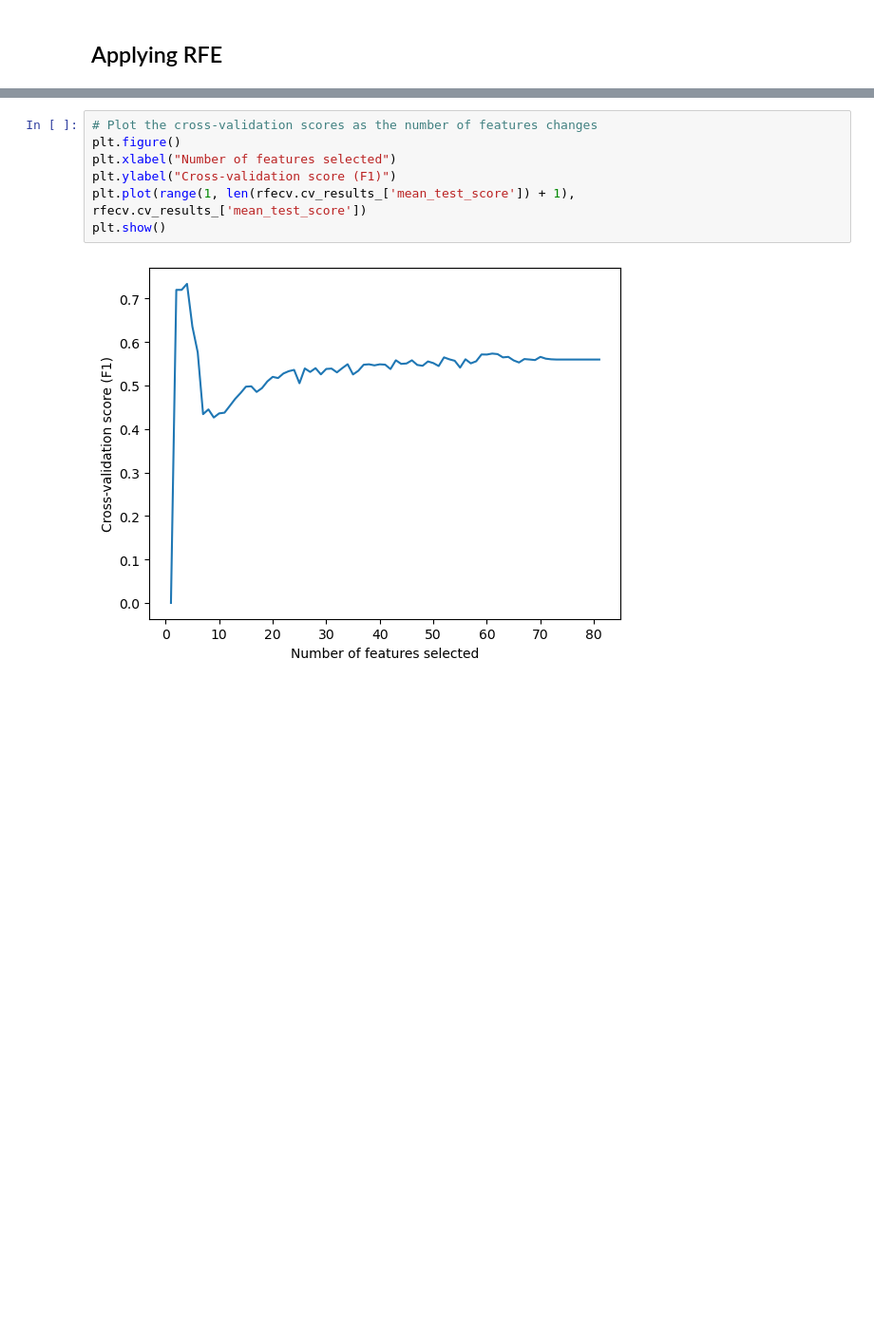
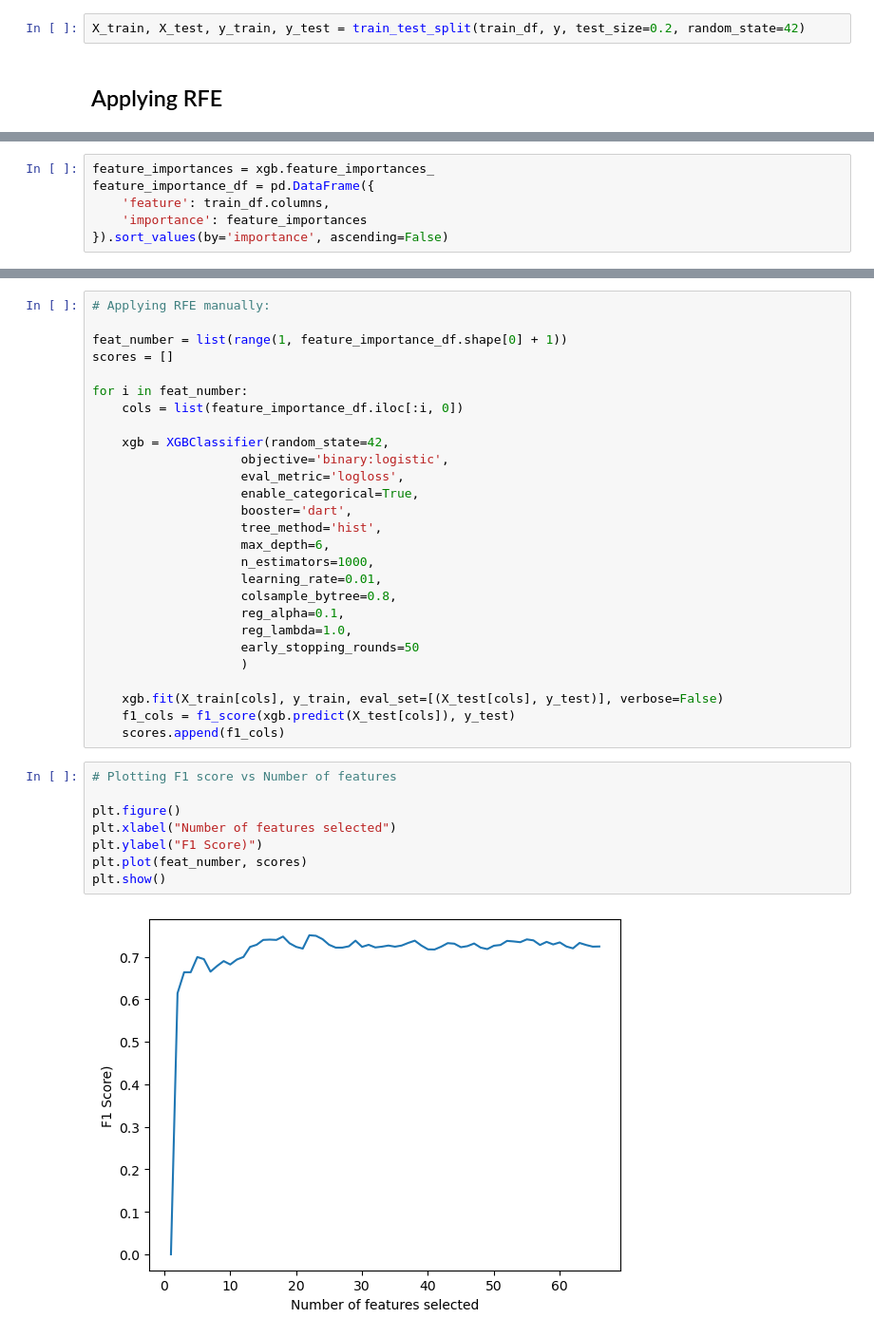
Before and after one commit to Wiferpagri/High-Performance-Employee-Resign-Prediction, a Jupyter notebook: notebooks/5.1-wfp-dimensionality-reduction.ipynb, the cells around one changed output, grey strips where cells are left out. Shown at 95% size. Drawn from its saved outputs; the diff is of its cells as text; blank space fills up the shorter version.

Commit message:
Finished analysis and improved score from 0.6006 to 0.6106 using XGBoost Classifier allowing categorical data

```diff
--- a/notebooks/5.1-wfp-dimensionality-reduction.ipynb
+++ b/notebooks/5.1-wfp-dimensionality-reduction.ipynb
@@ -54,2 +68,4 @@ test_red_df.drop(columns=ids, inplace=True)
+# %%
+X_train, X_test, y_train, y_test = train_test_split(train_df, y, test_size=0.2, random_state=42)
 # %% [markdown]
 ## Applying RFE
@@ -98,0 +103,6 @@ Selected Features:  Index(['seniority_2', 'gender_Mujer', 'gender_boss_Mujer',
+# %%
+feature_importances = xgb.feature_importances_
+feature_importance_df = pd.DataFrame({
+    'feature': train_df.columns,
+    'importance': feature_importances
+}).sort_values(by='importance', ascending=False)
@@ -99,10 +125,38 @@ Selected Features:  Index(['seniority_2', 'gender_Mujer', 'gender_boss_Mujer',
+# %%
+# Applying RFE manually:
+
+feat_number = list(range(1, feature_importance_df.shape[0] + 1))
+scores = []
+
+for i in feat_number:
+    cols = list(feature_importance_df.iloc[:i, 0])
+
+    xgb = XGBClassifier(random_state=42,
+                    objective='binary:logistic',
+                    eval_metric='logloss',
+                    enable_categorical=True,
+                    booster='dart',
+                    tree_method='hist',
+                    max_depth=6,
+                    n_estimators=1000,
+                    learning_rate=0.01,
+                    colsample_bytree=0.8,
+                    reg_alpha=0.1,
+                    reg_lambda=1.0,
+                    early_stopping_rounds=50
+                    )
+
+    xgb.fit(X_train[cols], y_train, eval_set=[(X_test[cols], y_test)], verbose=False)
+    f1_cols = f1_score(xgb.predict(X_test[cols]), y_test)
+    scores.append(f1_cols)
 # %%
-# Plot the cross-validation scores as the number of features changes
+# Plotting F1 score vs Number of features
+
 plt.figure()
 plt.xlabel("Number of features selected")
-plt.ylabel("Cross-validation score (F1)")
-plt.plot(range(1, len(rfecv.cv_results_['mean_test_score']) + 1), rfecv.cv_results_['mean_test_score'])
+plt.ylabel("F1 Score)")
+plt.plot(feat_number, scores)
 plt.show()
 # %% [output]
-[figure, old version]
+[figure, new version]
 # %%
```
Also changed, not shown: parts of 12 cells of this notebook, 8 other files.
